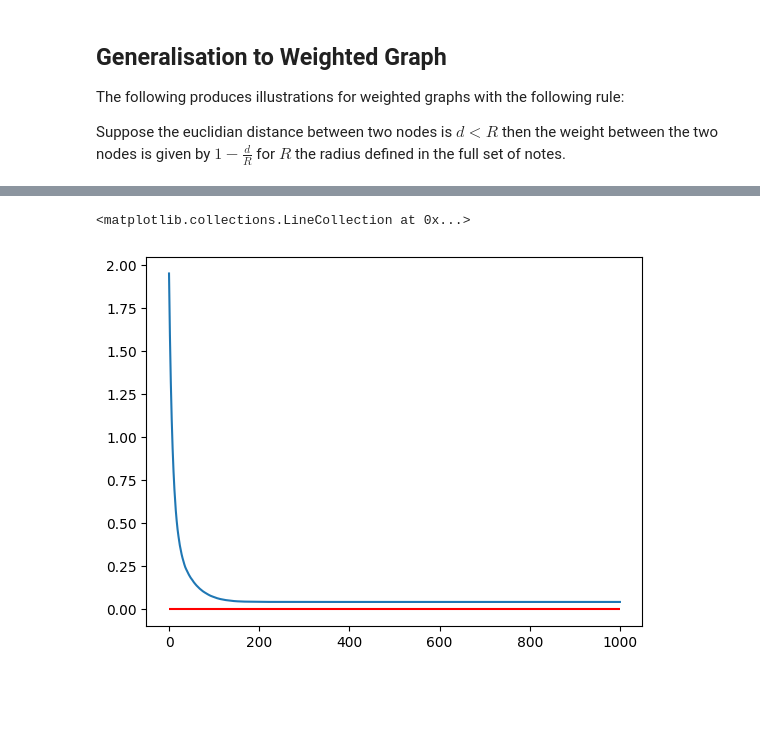
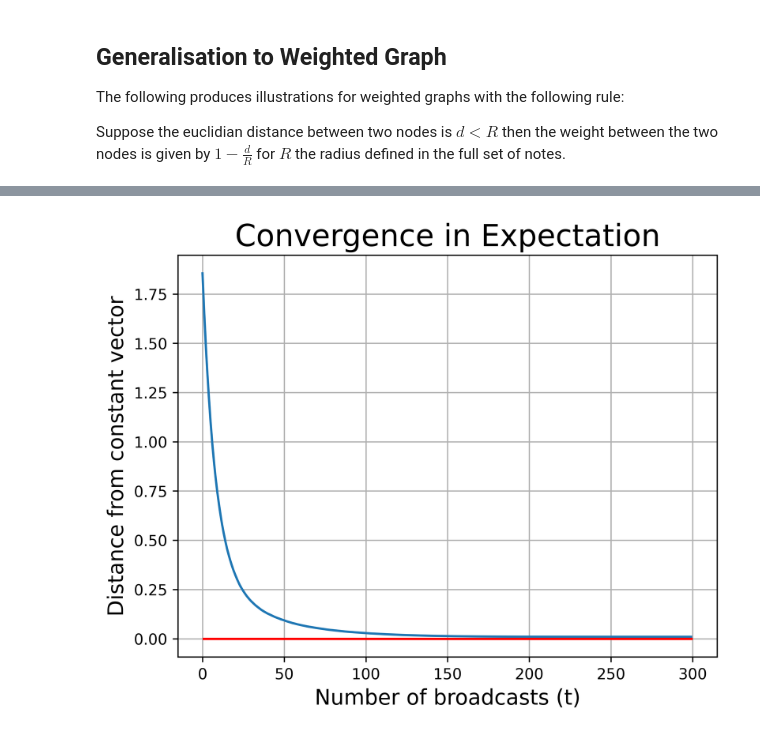
Before and after one commit to John-Zou-PEK/IROP_Broadcast, a Jupyter notebook: Broadcast_algo_file.ipynb, the cells around one changed output, grey strips where cells are left out. Cells and saved outputs as stored; diff of their text form; code cells hidden in the pictures; blank space fills up the shorter version.

Commit message:
feat(conv_in_exp):Producing plot for convergence in expectation in weighted graph

```diff
--- a/Broadcast_algo_file.ipynb
+++ b/Broadcast_algo_file.ipynb
@@ -161,13 +159,19 @@ plot_vals = np.linalg.norm(x_array, axis=1)
 # %%
 #Convergence in expectation plot
 
 import matplotlib.pyplot as plt
 
-plt.plot(t_array, plot_vals)
-plt.hlines(0, 0, 1000, colors='r')
+fig, ax = plt.subplots()
+
+ax.plot(t_array[0:300], plot_vals[0:300])
+ax.hlines(0, 0, 300, colors='r')
+ax.grid(True)
+ax.set_xlabel("Number of broadcasts (t)", fontsize=14)
+ax.set_ylabel("Distance from constant vector", fontsize=14)
+ax.set_title("Convergence in Expectation", fontsize=20)
+fig.set_dpi(600)
 # %% [output]
-<matplotlib.collections.LineCollection at 0x...>
-[figure, old version]
+[figure, new version]
 # %%
 #Convergence in second moment data generation
 
```
Also changed, not shown: parts of 13 cells of this notebook.
